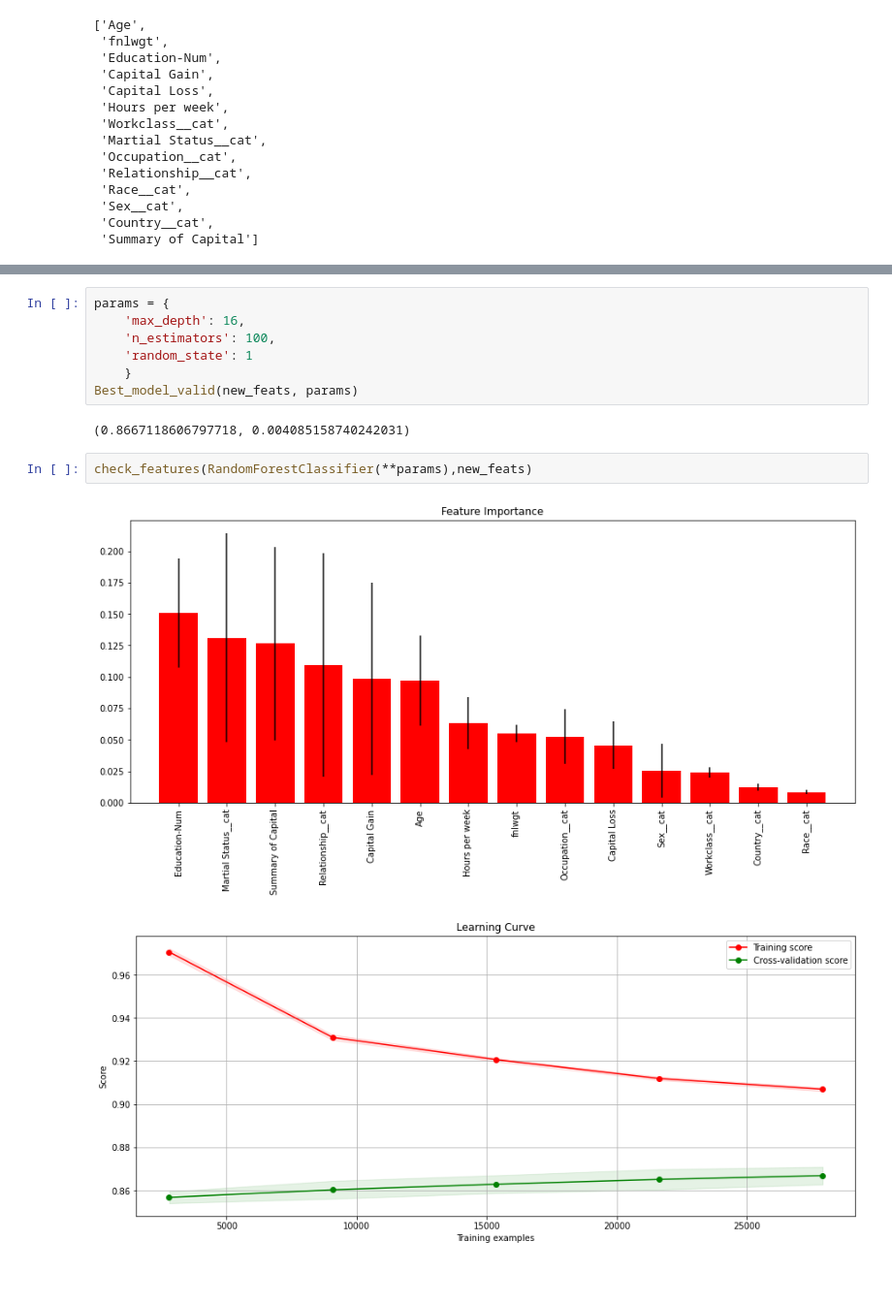
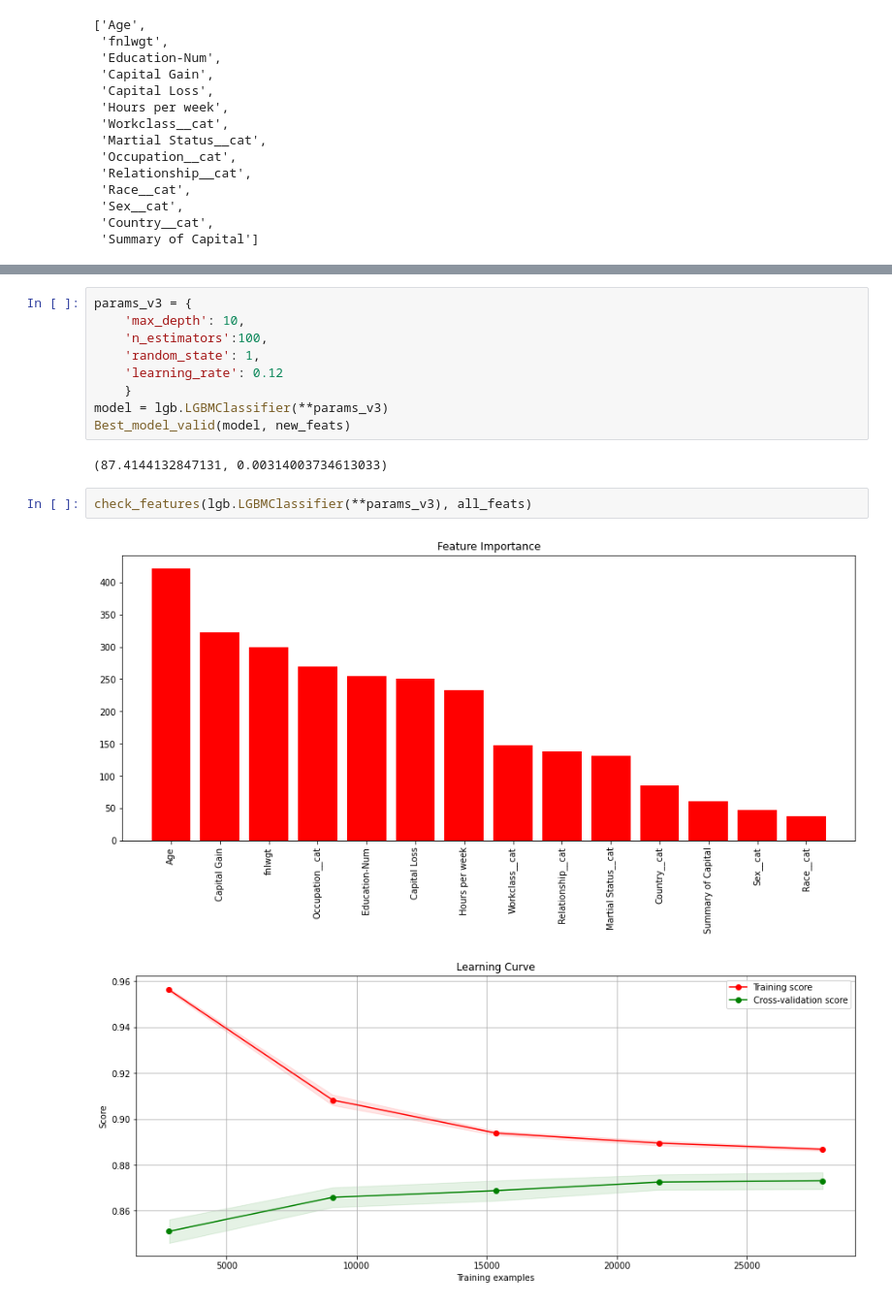
Before and after one commit to jedrzejd/Adult_Income, a Jupyter notebook: Adult_dataset.ipynb, the cells around one changed output, grey strips where cells are left out. Shown: that part at 97% size. Drawn from its saved outputs; the diff is of its cells as text; blank space fills up the shorter version.

```diff
--- a/Adult_dataset.ipynb
+++ b/Adult_dataset.ipynb
@@ -267,14 +308,16 @@ Gets 85.7221963062283 % and std: 0.00424162876429775,
 # %%
-params = {
-    'max_depth': 16,
-    'n_estimators': 100,
-    'random_state': 1
+params_v3 = {
+    'max_depth': 10,
+    'n_estimators':100,
+    'random_state': 1,
+    'learning_rate': 0.12
     }
-Best_model_valid(new_feats, params)
+model = lgb.LGBMClassifier(**params_v3)
+Best_model_valid(model, new_feats)
 # %% [output]
-(0.8667118606797718, 0.004085158740242031)
+(87.4144132847131, 0.00314003734613033)
-# %%
-check_features(RandomForestClassifier(**params),new_feats)
-# %% [output]
-[figure, removed]
-[figure, removed]
+# %%
+check_features(lgb.LGBMClassifier(**params_v3), all_feats)
+# %% [output]
+[figure, added]
+[figure, added]
```
Also changed, not shown: parts of 14 cells of this notebook.
